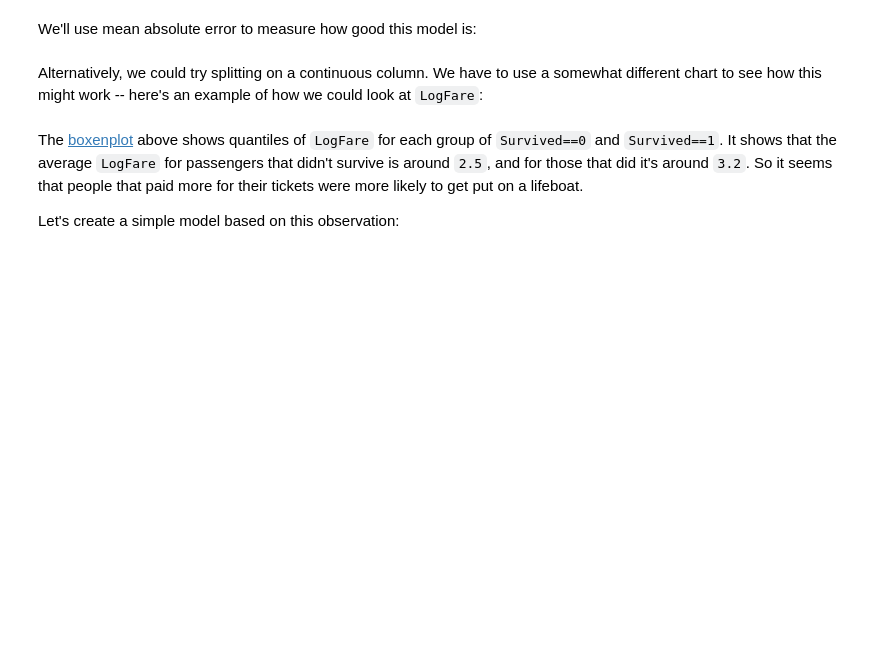
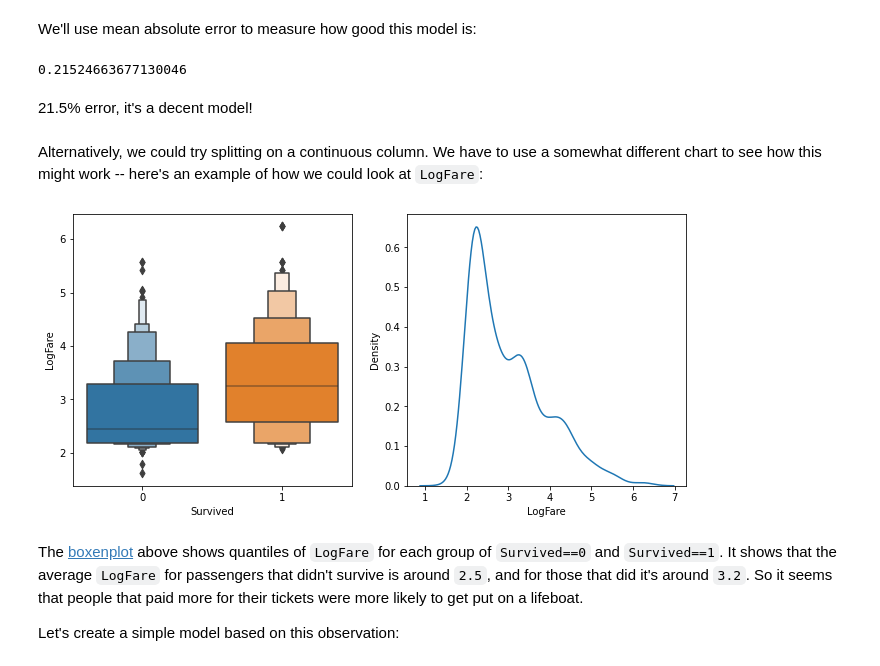
Before and after one commit to ampersand-five/fast.ai-course, a Jupyter notebook: class/Lesson 6 - Random Forests/how-random-forests-really-work.ipynb, the cells around one changed output. Saved outputs shown, nothing was run; the diff lists cells and outputs as text; code cells hidden in the pictures; blank space fills up the shorter version.

```diff
--- a/class/Lesson 6 - Random Forests/how-random-forests-really-work.ipynb
+++ b/class/Lesson 6 - Random Forests/how-random-forests-really-work.ipynb
@@ -92,7 +109,10 @@ from numpy import random
 from sklearn.model_selection import train_test_split
 
 random.seed(42)
-trn_df,val_df = train_test_split(df, test_size=0.25)
-trn_df[cats] = trn_df[cats].apply(lambda x: x.cat.codes)
-val_df[cats] = val_df[cats].apply(lambda x: x.cat.codes)
+training_df,validation_df = train_test_split(df, test_size=0.25)
+
+# Replace the categorical variables with their integer codes, since some of the models we'll be building
+# in a moment require that.
+training_df[categories] = training_df[categories].apply(lambda x: x.cat.codes)
+validation_df[categories] = validation_df[categories].apply(lambda x: x.cat.codes)
 # %% [markdown]
@@ -114,14 +136,20 @@ preds = val_xs.Sex==0
 We'll use mean absolute error to measure how good this model is:
 # %%
 from sklearn.metrics import mean_absolute_error
-mean_absolute_error(val_y, preds)
+mean_absolute_error(validation_y, predictions)
+# %% [output]
+0.21524663677130046
+# %% [markdown]
+21.5% error, it's a decent model!
 # %% [markdown]
 Alternatively, we could try splitting on a continuous column. We have to use a somewhat different chart to see how this might work -- here's an example of how we could look at `LogFare`:
 # %%
-df_fare = trn_df[trn_df.LogFare>0]
-fig,axs = plt.subplots(1,2, figsize=(11,5))
-sns.boxenplot(data=df_fare, x=dep, y="LogFare", ax=axs[0])
-sns.kdeplot(data=df_fare, x="LogFare", ax=axs[1]);
+df_fare = training_df[training_df.LogFare>0]
+fig,axes = plt.subplots(1,2, figsize=(11,5))
+seaborn.boxenplot(data=df_fare, x=dependent_variable, y="LogFare", ax=axes[0])
+seaborn.kdeplot(data=df_fare, x="LogFare", ax=axes[1]); # kernel density plot, like a histogram but with infinitely small bins
+# %% [output]
+[figure, added]
 # %% [markdown]
 The [boxenplot](https://seaborn.pydata.org/generated/seaborn.boxenplot.html) above shows quantiles of `LogFare` for each group of `Survived==0` and `Survived==1`. It shows that the average `LogFare` for passengers that didn't survive is around `2.5`, and for those that did it's around `3.2`. So it seems that people that paid more for their tickets were more likely to get put on a lifeboat.
 
```
Also changed, not shown: parts of 57 cells of this notebook.
